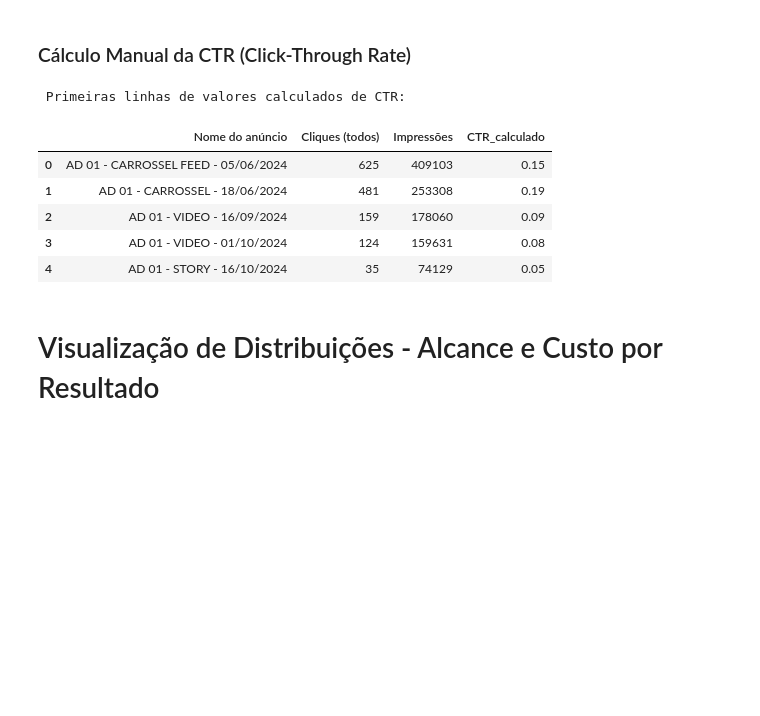
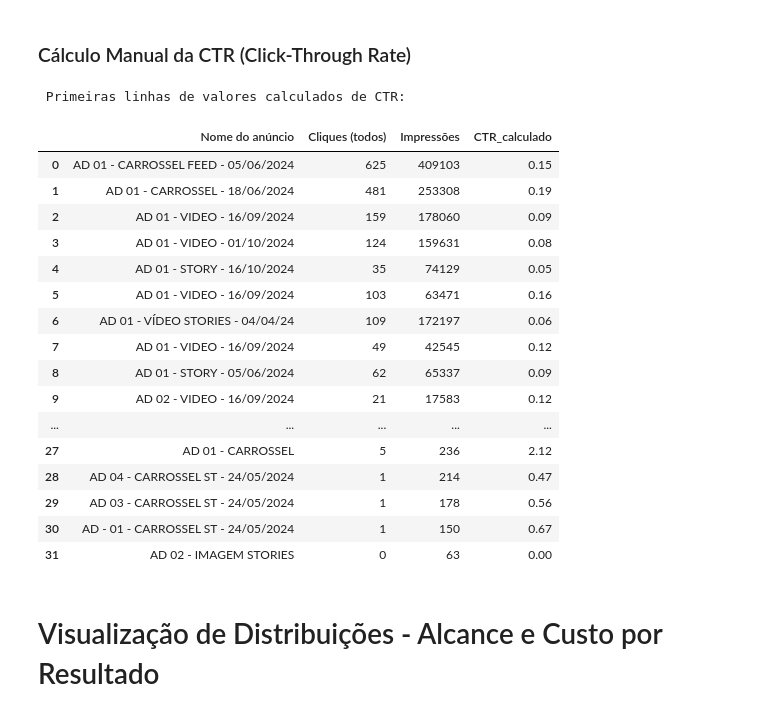
Before and after one commit to claraferreirabatista/analise_de_campanha, a Jupyter notebook: Miro Cozinha e Vinho/Janeiro até atualmente/analise_exploratoria_desde_janeiro.ipynb, the cells around one changed output. Cells and saved outputs as stored; diff of their text form; code cells hidden in the pictures; blank space fills up the shorter version.

```diff
--- a/Miro Cozinha e Vinho/Janeiro até atualmente/analise_exploratoria_desde_janeiro.ipynb
+++ b/Miro Cozinha e Vinho/Janeiro até atualmente/analise_exploratoria_desde_janeiro.ipynb
@@ -86,7 +46,0 @@ dtype: int64
-# %%
-# Conversão de tipos de dados e verificação de valores ausentes
-df = df.convert_dtypes()  # Converte colunas para tipos apropriados automaticamente
-print("\nTipos de dados após conversão:")
-print(df.dtypes)
-print("\nValores ausentes por coluna:")
-print(df.isnull().sum())
@@ -159,15 +59,3 @@ for coluna in colunas_moeda:
         df[coluna].replace(r"[^\d,]", "", regex=True).str.replace(",", "."),
         errors="coerce",
     )
-# %%
-# Colunas com valores de reproduções de vídeo que podem ser substituídos por 0, onde NaN significa 'sem reproduções'
-colunas_reproducoes = [
-    "Reproduções de 25% do vídeo",
-    "Reproduções de 50% do vídeo",
-    "Reproduções de 75% do vídeo",
-    "Reproduções de 95% do vídeo",
-    "Reproduções de 100% do vídeo",
-]
-
-# Substituição de valores NaN por zero
-df[colunas_reproducoes] = df[colunas_reproducoes].fillna(0)
@@ -379,21 +218,31 @@ Estatísticas descritivas das colunas numéricas (ajustadas):
 # %%
 # Cálculo manual da CTR (Click-Through Rate)
 df["CTR_calculado"] = (df["Cliques (todos)"] / df["Impressões"]) * 100
 
 # Exibindo os resultados em uma tabela organizada com valores arredondados
 print("\n Primeiras linhas de valores calculados de CTR:")
 display(
     df[["Nome do anúncio", "Cliques (todos)", "Impressões", "CTR_calculado"]]
-    .head()
     .round(2)
 )
 # %% [output]
  Primeiras linhas de valores calculados de CTR:
 |  | Nome do anúncio | Cliques (todos) | Impressões | CTR_calculado |
 | 0 | AD 01 - CARROSSEL FEED - 05/06/2024 | 625 | 409103 | 0.15 |
 | 1 | AD 01 - CARROSSEL - 18/06/2024 | 481 | 253308 | 0.19 |
 | 2 | AD 01 - VIDEO - 16/09/2024 | 159 | 178060 | 0.09 |
 | 3 | AD 01 - VIDEO - 01/10/2024 | 124 | 159631 | 0.08 |
 | 4 | AD 01 - STORY - 16/10/2024 | 35 | 74129 | 0.05 |
+| 5 | AD 01 - VIDEO - 16/09/2024 | 103 | 63471 | 0.16 |
+| 6 | AD 01 - VÍDEO STORIES - 04/04/24 | 109 | 172197 | 0.06 |
+| 7 | AD 01 - VIDEO - 16/09/2024 | 49 | 42545 | 0.12 |
+| 8 | AD 01 - STORY - 05/06/2024 | 62 | 65337 | 0.09 |
+| 9 | AD 02 - VIDEO - 16/09/2024 | 21 | 17583 | 0.12 |
+| ... | ... | ... | ... | ... |
+| 27 | AD 01 - CARROSSEL | 5 | 236 | 2.12 |
+| 28 | AD 04 - CARROSSEL ST - 24/05/2024 | 1 | 214 | 0.47 |
+| 29 | AD 03 - CARROSSEL ST - 24/05/2024 | 1 | 178 | 0.56 |
+| 30 | AD - 01 - CARROSSEL ST - 24/05/2024 | 1 | 150 | 0.67 |
+| 31 | AD 02 - IMAGEM STORIES | 0 | 63 | 0.00 |
 # %% [markdown]
 # Visualização de Distribuições - Alcance e Custo por Resultado
```
Also changed, not shown: parts of 29 cells of this notebook, 2 other files.
